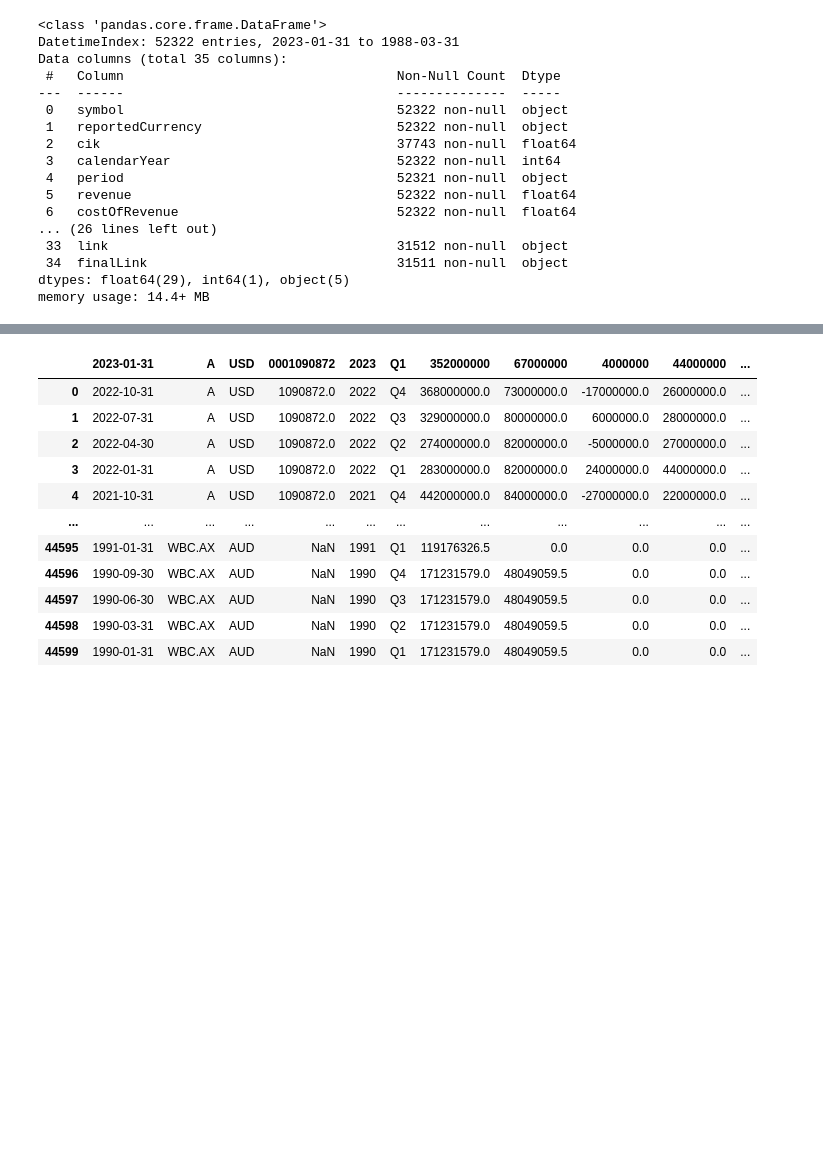
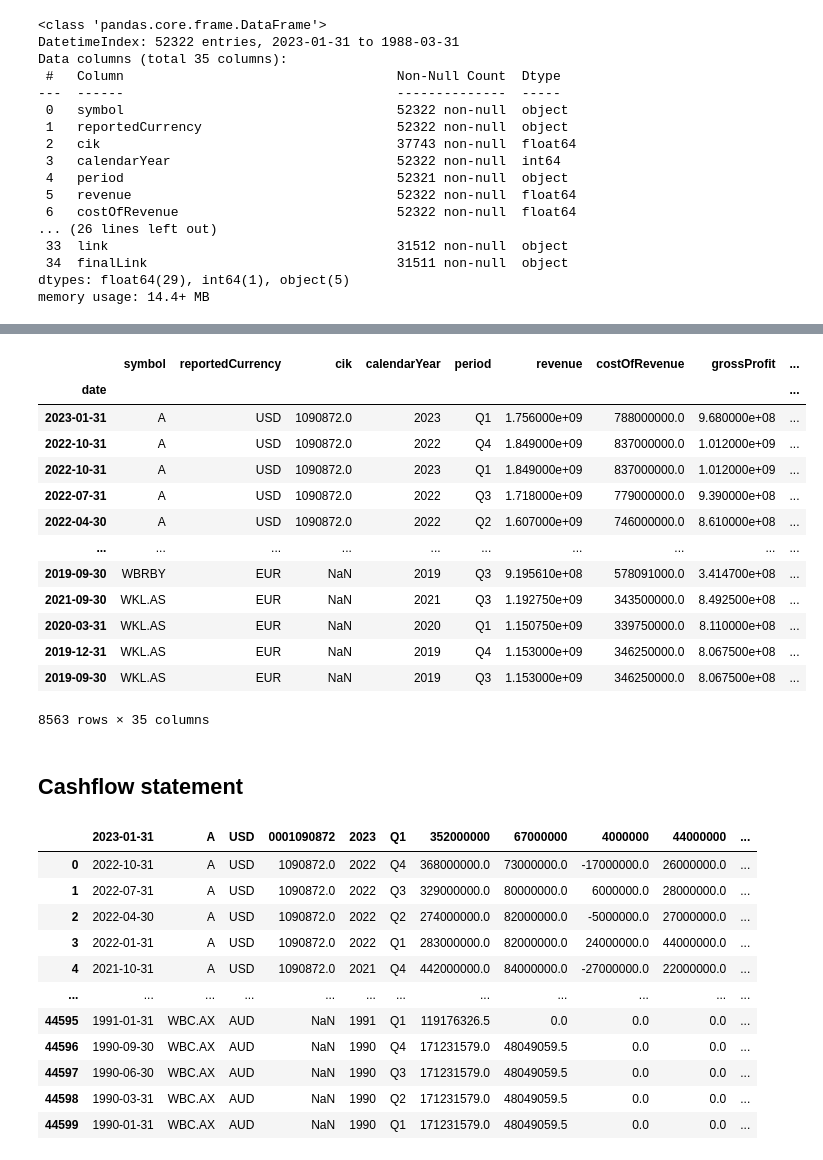
Before and after one commit to veeyuen/credit-spreads, a Jupyter notebook: build_dataframe.ipynb, the cells around one changed output, grey strips where cells are left out. Cells and saved outputs as stored; diff of their text form; code cells hidden in the pictures; blank space fills up the shorter version.

```diff
--- a/build_dataframe.ipynb
+++ b/build_dataframe.ipynb
@@ -668,3 +819,27 @@ memory usage: 14.4+ MB
+# %%
+# Remove rows where revenue=0
+# this method has some issues
+
+income_statement_cleaned=income_statement.drop(income_statement[income_statement['revenue'] == 0].index)
+
+income_statement_cleaned
+# %% [output]
+|  | symbol | reportedCurrency | cik | calendarYear | period | revenue | costOfRevenue | grossProfit | ... |
+| date |  |  |  |  |  |  |  |  | ... |
+| 2023-01-31 | A | USD | 1090872.0 | 2023 | Q1 | 1.756000e+09 | 788000000.0 | 9.680000e+08 | ... |
+| 2022-10-31 | A | USD | 1090872.0 | 2022 | Q4 | 1.849000e+09 | 837000000.0 | 1.012000e+09 | ... |
+| 2022-10-31 | A | USD | 1090872.0 | 2023 | Q1 | 1.849000e+09 | 837000000.0 | 1.012000e+09 | ... |
+| 2022-07-31 | A | USD | 1090872.0 | 2022 | Q3 | 1.718000e+09 | 779000000.0 | 9.390000e+08 | ... |
+| 2022-04-30 | A | USD | 1090872.0 | 2022 | Q2 | 1.607000e+09 | 746000000.0 | 8.610000e+08 | ... |
+| ... | ... | ... | ... | ... | ... | ... | ... | ... | ... |
+| 2019-09-30 | WBRBY | EUR | NaN | 2019 | Q3 | 9.195610e+08 | 578091000.0 | 3.414700e+08 | ... |
+| 2021-09-30 | WKL.AS | EUR | NaN | 2021 | Q3 | 1.192750e+09 | 343500000.0 | 8.492500e+08 | ... |
+| 2020-03-31 | WKL.AS | EUR | NaN | 2020 | Q1 | 1.150750e+09 | 339750000.0 | 8.110000e+08 | ... |
+| 2019-12-31 | WKL.AS | EUR | NaN | 2019 | Q4 | 1.153000e+09 | 346250000.0 | 8.067500e+08 | ... |
+| 2019-09-30 | WKL.AS | EUR | NaN | 2019 | Q3 | 1.153000e+09 | 346250000.0 | 8.067500e+08 | ... |
+8563 rows × 35 columns
+# %% [markdown]
+## Cashflow statement
 # %%
 cashflow=pd.read_csv('raw_data/async_CF.csv')
 
```
Also changed, not shown: parts of 12 cells of this notebook.
